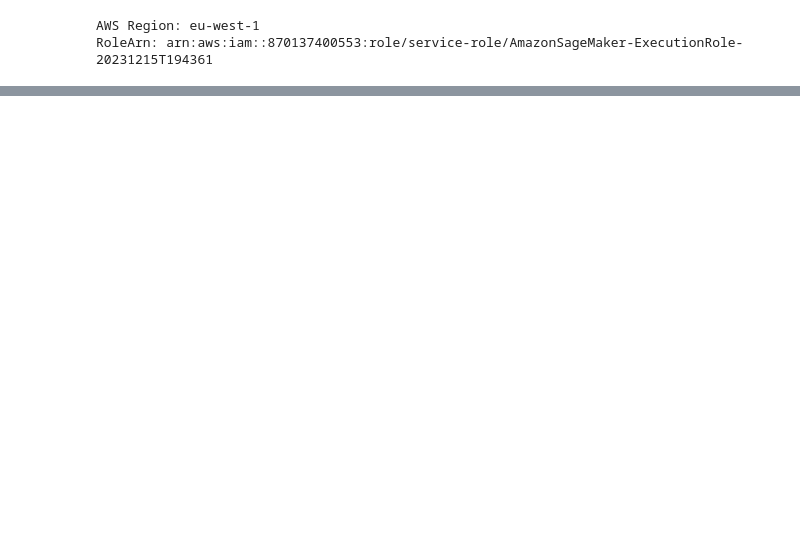
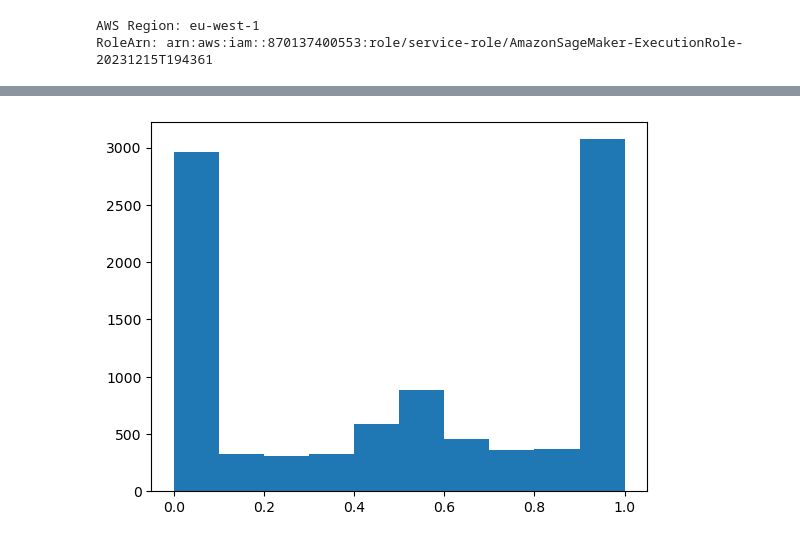
Before and after one commit to viethngn/Pokemon-Showdown-AI, a Jupyter notebook: notebooks/sagemaker/ps_tensorflow_aws.ipynb, the cells around one changed output, grey strips where cells are left out. Saved outputs shown, nothing was run; the diff lists cells and outputs as text; code cells hidden in the pictures; blank space fills up the shorter version.

Commit message:
update the notebook with prediction result

```diff
--- a/notebooks/sagemaker/ps_tensorflow_aws.ipynb
+++ b/notebooks/sagemaker/ps_tensorflow_aws.ipynb
@@ -104,7 +100,7 @@ tf_estimator = TensorFlow(
     instance_type="ml.c5.xlarge",
     framework_version="2.13.0",
     py_version="py310",
-    hyperparameters={'epochs' : 150, 'batch_size' : 32},
+    hyperparameters={'epochs' : 100, 'batch_size' : 32},
     script_mode=True
 )
 
@@ -133,0 +129,10 @@ To enable the following instructions: AVX512F, in other operations, rebuild Tens
+# %%
+from sagemaker.serializers import CSVSerializer
+
+# Deploy the Model to SageMaker Hosting Services
+ps_game_state_preditor = tf_estimator.deploy(
+    initial_instance_count=1,
+    instance_type='ml.t2.medium',
+    serializer=CSVSerializer()
+)
+ps_game_state_preditor.endpoint_name
@@ -133,0 +146,6 @@ To enable the following instructions: AVX512F, in other operations, rebuild Tens
+# %%
+# evaluate the deployed model
+predictions = ps_game_state_preditor.predict(X_test)
+pred_df = pd.DataFrame.from_dict(predictions)
+pred_df['pred_val'] = pred_df.predictions.apply(lambda x: x[0])
+pred_df
@@ -133,0 +166,8 @@ To enable the following instructions: AVX512F, in other operations, rebuild Tens
+# %%
+import matplotlib.pyplot as plt
+
+# Visualize the distribution of the prediction results
+plt.hist(pred_df.pred_val)
+plt.show()
+# %% [output]
+[figure, added]
```
Also changed, not shown: parts of 9 cells of this notebook.
